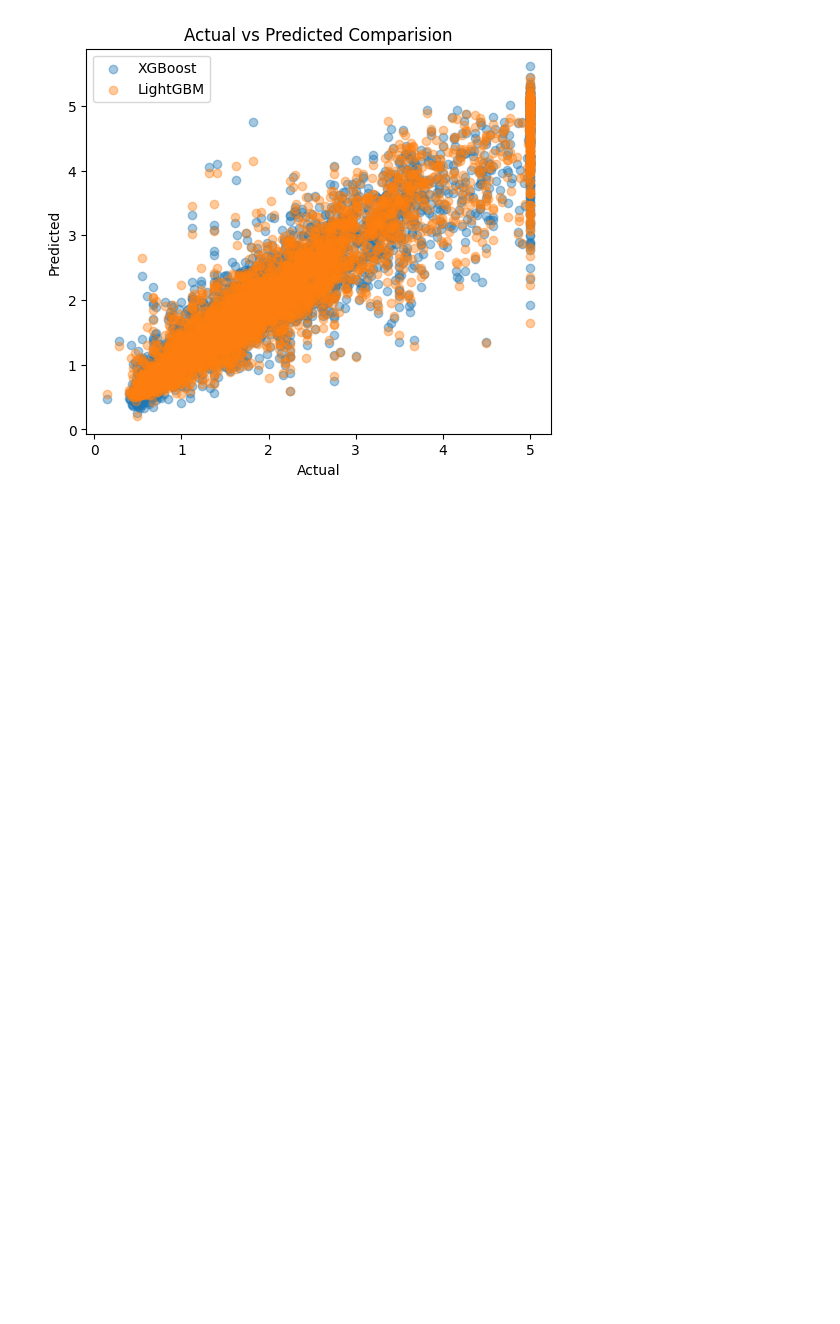
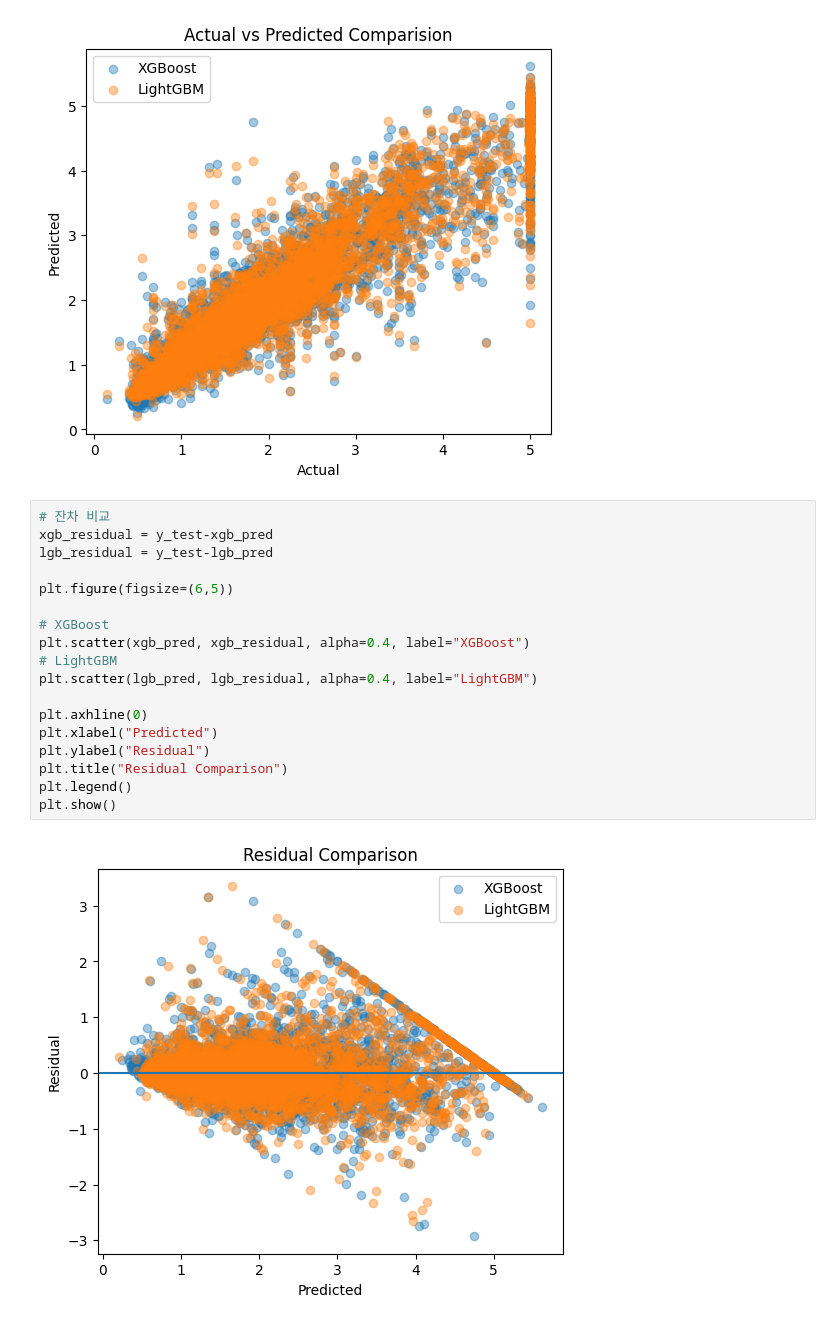
Before and after one commit to efforthye/human-ai, a Jupyter notebook: workspace/7-03) LightGBM vs XGBoost.ipynb, the cells around one changed output. Cells and saved outputs as stored; diff of their text form; blank space fills up the shorter version.

```diff
--- a/workspace/7-03) LightGBM vs XGBoost.ipynb
+++ b/workspace/7-03) LightGBM vs XGBoost.ipynb
@@ -131,3 +131,23 @@ plt.legend()
 plt.show()
 # %% [output]
 [figure]
+# %%
+# 잔차 비교
+xgb_residual = y_test-xgb_pred
+lgb_residual = y_test-lgb_pred
+
+plt.figure(figsize=(6,5))
+
+# XGBoost
+plt.scatter(xgb_pred, xgb_residual, alpha=0.4, label="XGBoost")
+# LightGBM
+plt.scatter(lgb_pred, lgb_residual, alpha=0.4, label="LightGBM")
+
+plt.axhline(0)
+plt.xlabel("Predicted")
+plt.ylabel("Residual")
+plt.title("Residual Comparison")
+plt.legend()
+plt.show()
+# %% [output]
+[figure, added]
```
Also changed, not shown: parts of 1 cell of this notebook, 15 other files.
